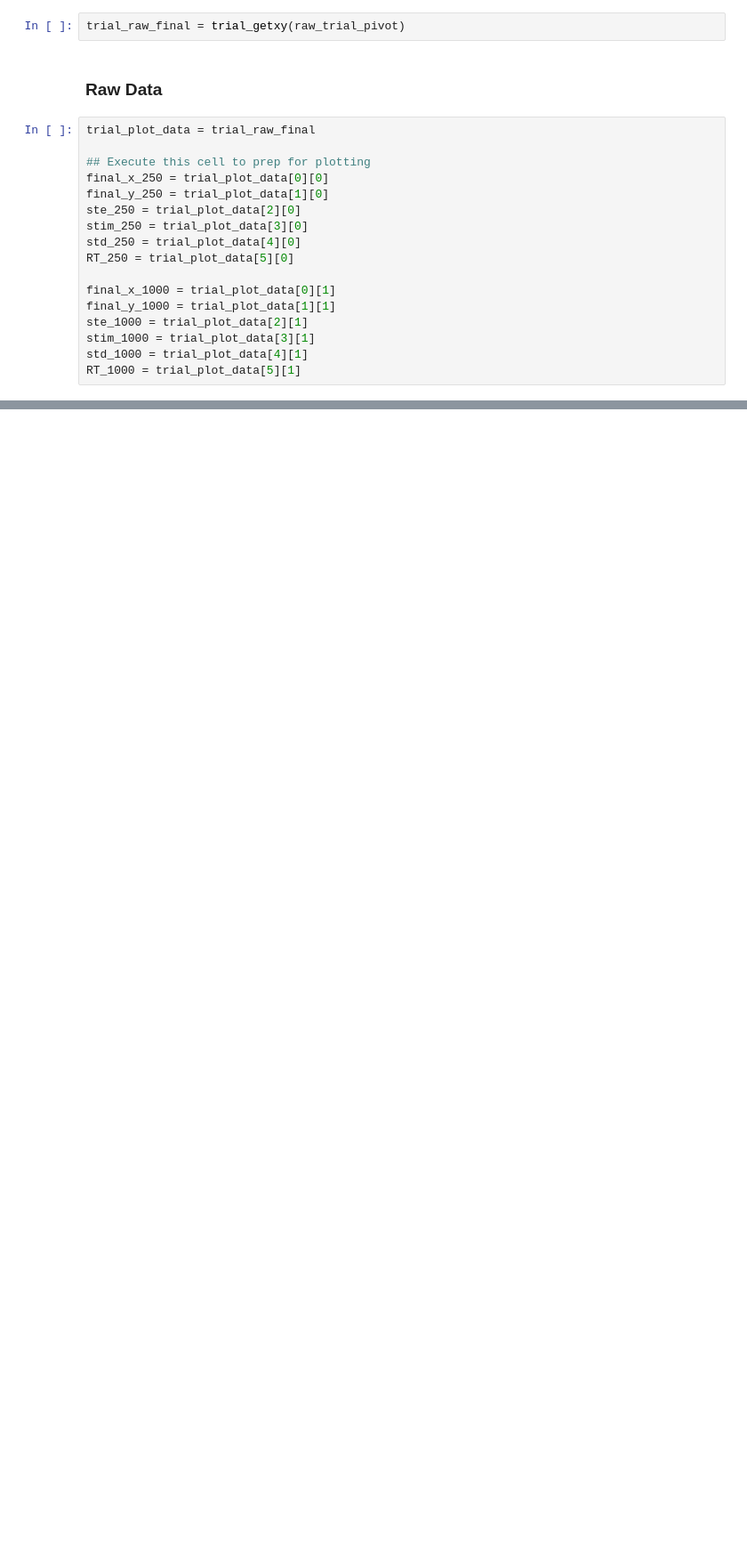
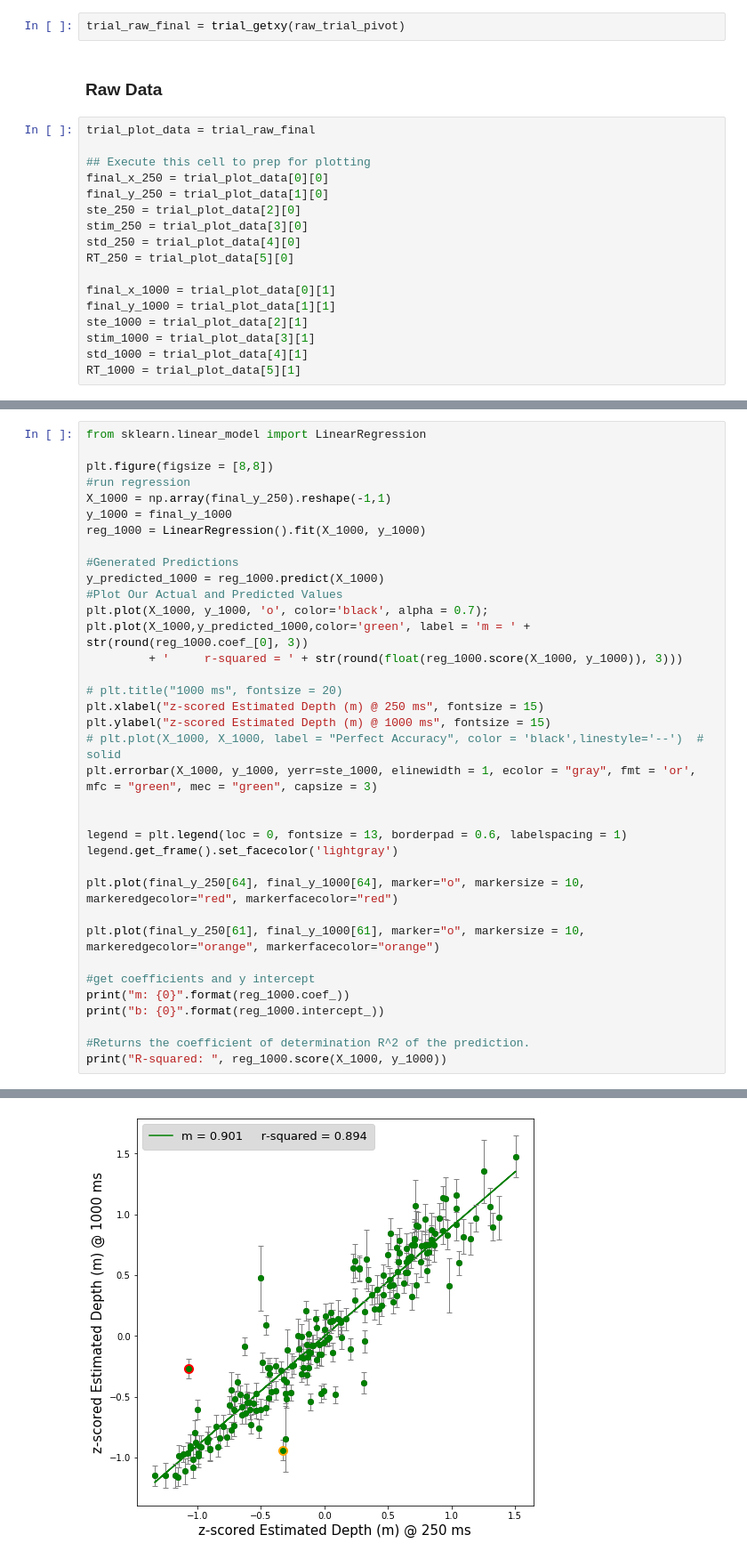
Before and after one commit to prachimahab/verbal_judgement_analysis, a Jupyter notebook: v2_matched_VE_analysis.ipynb, the cells around one changed output, grey strips where cells are left out. Shown at 89% size. Saved outputs shown, nothing was run; the diff lists cells and outputs as text; blank space fills up the shorter version.

```diff
--- a/v2_matched_VE_analysis.ipynb
+++ b/v2_matched_VE_analysis.ipynb
@@ -942,2 +942,39 @@ b: -1.5885582686786344
 R-squared:  0.7192718299446437
 [figure]
+# %%
+from sklearn.linear_model import LinearRegression
+
+plt.figure(figsize = [8,8])
+#run regression
+X_1000 = np.array(final_y_250).reshape(-1,1)
+y_1000 = final_y_1000
+reg_1000 = LinearRegression().fit(X_1000, y_1000)
+
+#Generated Predictions
+y_predicted_1000 = reg_1000.predict(X_1000)
+#Plot Our Actual and Predicted Values
+plt.plot(X_1000, y_1000, 'o', color='black', alpha = 0.7);
+plt.plot(X_1000,y_predicted_1000,color='green', label = 'm = ' + str(round(reg_1000.coef_[0], 3))
+         + '     r-squared = ' + str(round(float(reg_1000.score(X_1000, y_1000)), 3)))
+
+# plt.title("1000 ms", fontsize = 20)
+plt.xlabel("z-scored Estimated Depth (m) @ 250 ms", fontsize = 15)
+plt.ylabel("z-scored Estimated Depth (m) @ 1000 ms", fontsize = 15)
+# plt.plot(X_1000, X_1000, label = "Perfect Accuracy", color = 'black',linestyle='--')  # solid
+plt.errorbar(X_1000, y_1000, yerr=ste_1000, elinewidth = 1, ecolor = "gray", fmt = 'or', mfc = "green", mec = "green", capsize = 3)
+
+
+legend = plt.legend(loc = 0, fontsize = 13, borderpad = 0.6, labelspacing = 1)
+legend.get_frame().set_facecolor('lightgray')
+
+plt.plot(final_y_250[64], final_y_1000[64], marker="o", markersize = 10, markeredgecolor="red", markerfacecolor="red")
+
+plt.plot(final_y_250[61], final_y_1000[61], marker="o", markersize = 10, markeredgecolor="orange", markerfacecolor="orange")
+
+#get coefficients and y intercept
+print("m: {0}".format(reg_1000.coef_))
+print("b: {0}".format(reg_1000.intercept_))
+
+#Returns the coefficient of determination R^2 of the prediction.
+print("R-squared: ", reg_1000.score(X_1000, y_1000))
+# %% [output]
@@ -943,0 +984 @@ R-squared:  0.7192718299446437
+[figure, added]
```
Also changed, not shown: parts of 17 cells of this notebook.
